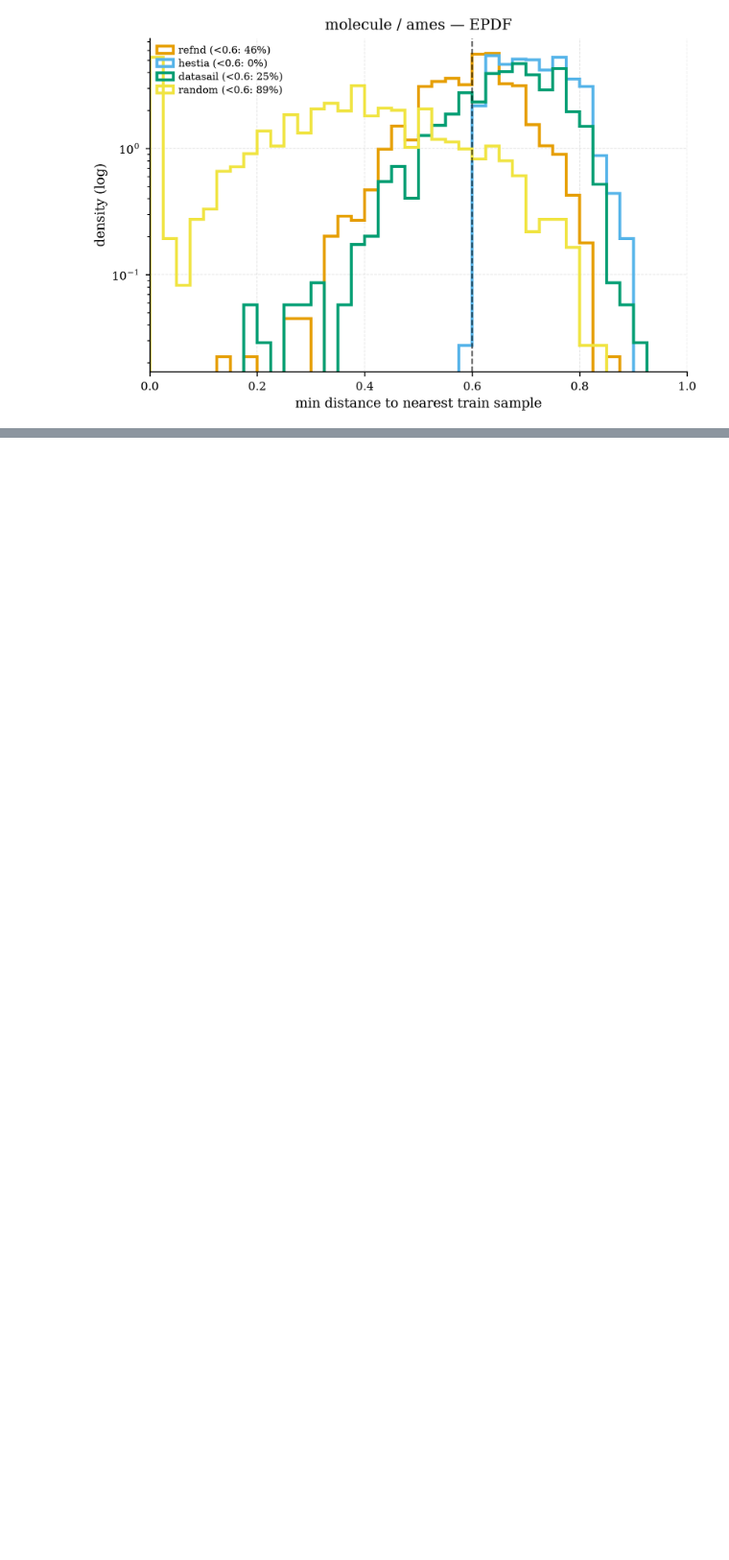
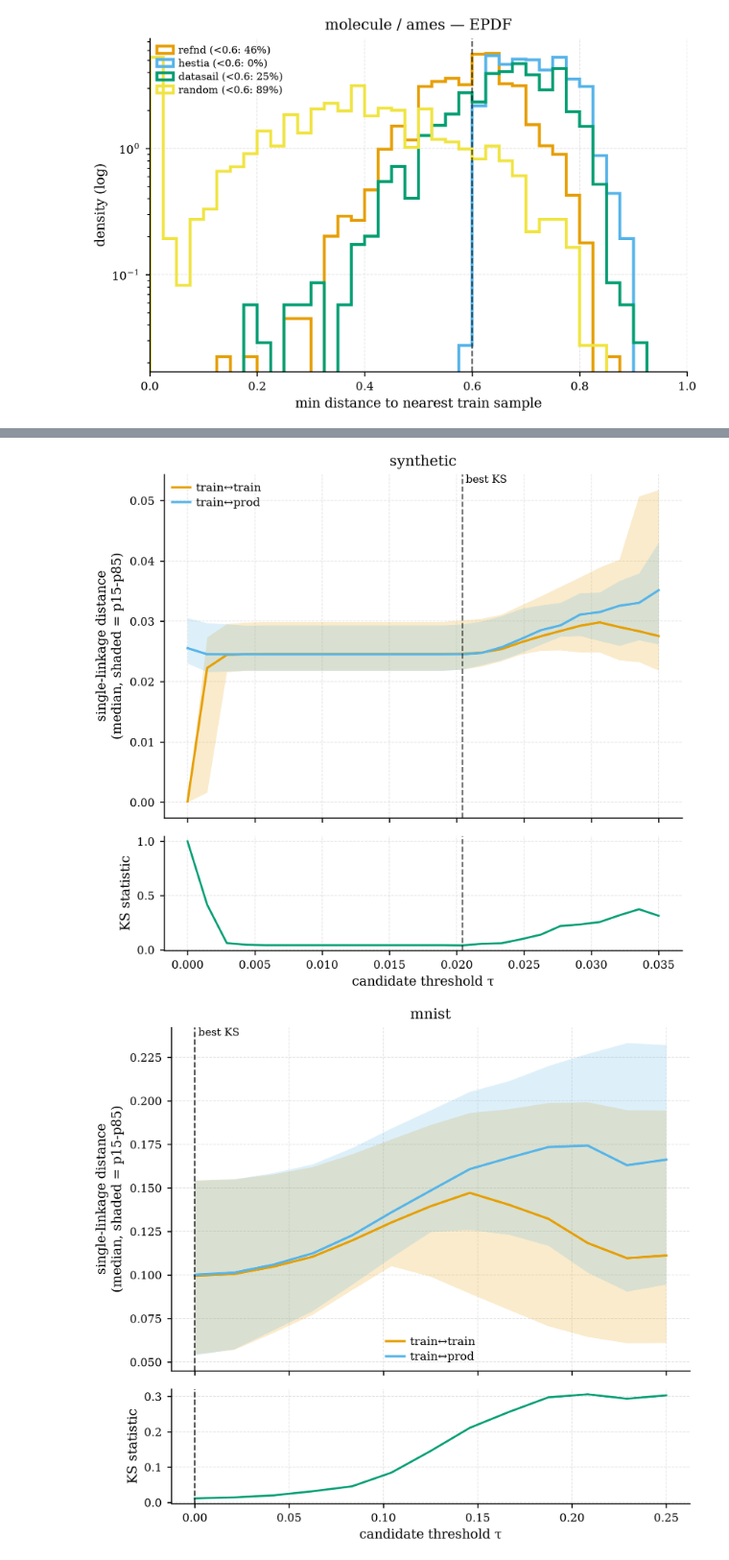
Before and after one commit to anthol42/refnd-paper, a Jupyter notebook: notebooks/comparison_figures.ipynb, the cells around one changed output, grey strips where cells are left out. Shown at 96% size. Cells and saved outputs as stored; diff of their text form; code cells hidden in the pictures; blank space fills up the shorter version.

```diff
--- a/notebooks/comparison_figures.ipynb
+++ b/notebooks/comparison_figures.ipynb
@@ -173,0 +352,60 @@ plt.show()
+# %%
+# ---- Threshold section: train-train vs train-prod single-linkage distance ---
+# distribution (median + p15-p85 spread) across candidate thresholds, with a
+# shared-x panel underneath showing the KS statistic at each threshold.
+# Handles both formats found under results/thresholds/: synthetic.json has
+# top-level thresholds[]/best_threshold_ks; the rest (mnist/molecules/peptides/
+# uniref.json) only have results[], each carrying its own "threshold" -- derive
+# both from there.
+
+THRESH_DIR = Path("..") / "results" / "thresholds"
+
+def load_threshold_sweep(name: str) -> dict:
+    with open(THRESH_DIR / f"{name}.json") as f:
+        return json.load(f)
+
+def plot_threshold_spread(name: str):
+    d = load_threshold_sweep(name)
+    results = sorted(d["results"], key=lambda r: r["threshold"])
+    thresholds = np.array(d.get("thresholds", [r["threshold"] for r in results]))
+    ks_stats = np.array([r["ks_stat"] for r in results])
+    best_threshold_ks = d.get("Okay", float(thresholds[np.argmin(ks_stats)]))
+
+    colors = method_colors(["refnd", "hestia"])
+    ks_color = _cycle_colors[2]
+
+    fig, (ax_top, ax_bot) = plt.subplots(
+        2, 1, figsize=(6.5, 6), sharex=True,
+        gridspec_kw={"height_ratios": [3, 1], "hspace": 0.08},
+    )
+
+    for key, label, color in (
+        ("train_train", "train↔train", colors["refnd"]),
+        ("train_prod", "train↔prod", colors["hestia"]),
+    ):
+        median = np.array([r[key]["median"] for r in results])
+        p15 = np.array([r[key]["p15"] for r in results])
+        p85 = np.array([r[key]["p85"] for r in results])
+        ax_top.plot(thresholds, median, color=color, label=label)
+        ax_top.fill_between(thresholds, p15, p85, color=color, alpha=0.2, linewidth=0)
+
+    ax_top.axvline(best_threshold_ks, color="black", linestyle="--", linewidth=1, alpha=0.7)
+    ax_top.text(best_threshold_ks, ax_top.get_ylim()[1], " best KS", fontsize=7.5, va="top", ha="left")
+    ax_top.set_ylabel("single-linkage distance\n(median, shaded = p15-p85)")
+    ax_top.set_title(f"{name}")
+    ax_top.legend(fontsize=8)
+
+    ax_bot.plot(thresholds, ks_stats, color=ks_color, linewidth=1.4)
+    ax_bot.axvline(best_threshold_ks, color="black", linestyle="--", linewidth=1, alpha=0.7)
+    ax_bot.set_ylabel("KS statistic")
+    ax_bot.set_xlabel("candidate threshold τ")
+
+    fig.tight_layout()
+    return fig, (ax_top, ax_bot)
+
+for dataset_name in ("synthetic", "mnist", "molecules", "peptides", "uniref"):
+    plot_threshold_spread(dataset_name)
+    plt.show()
+# %% [output]
+[figure, added]
+[figure, added]
```
Also changed, not shown: parts of 6 cells of this notebook, 3 other files.
